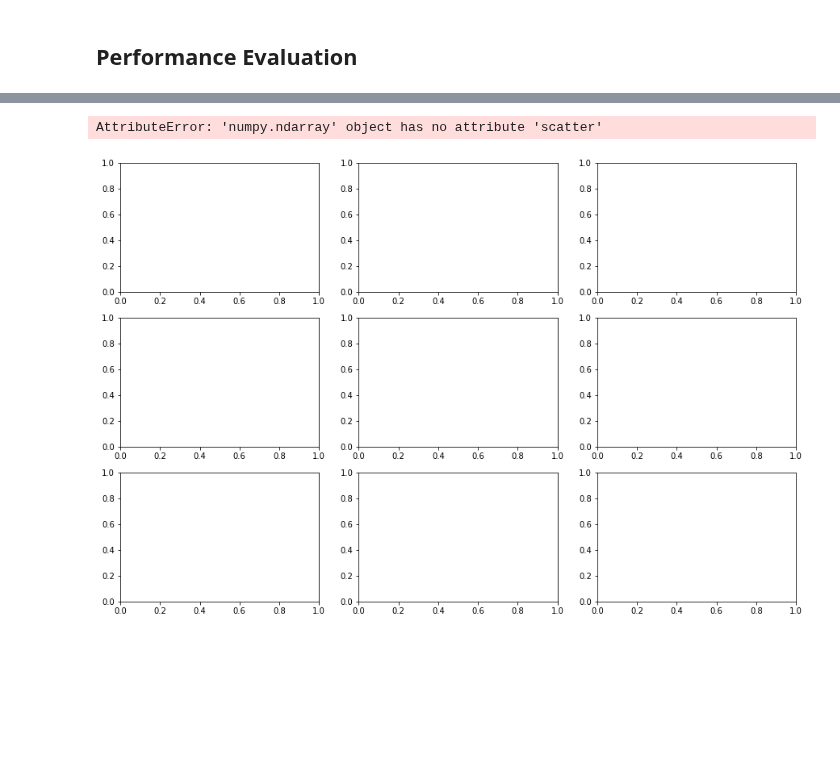
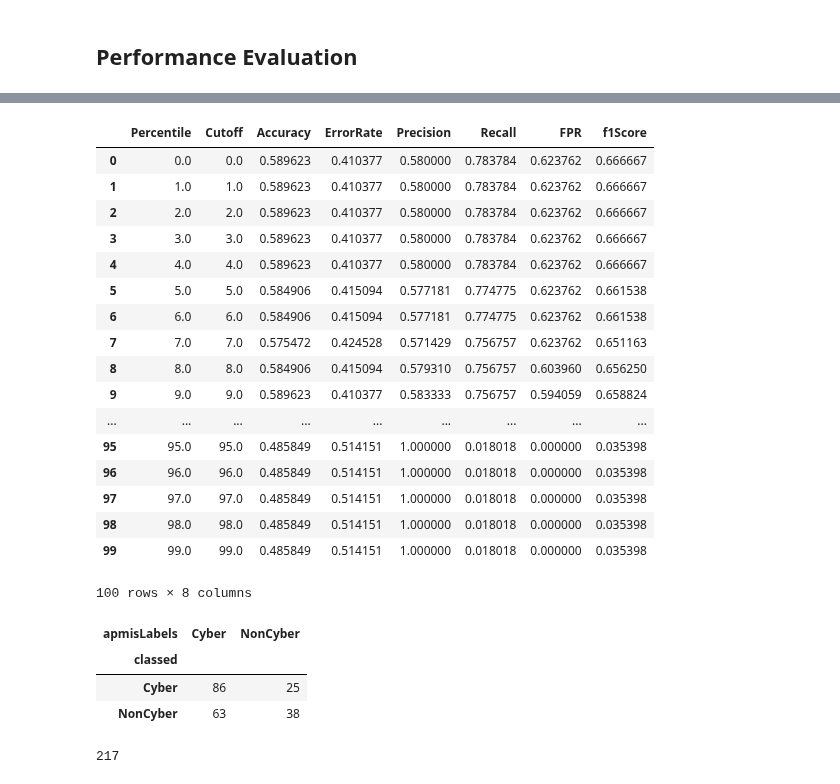
Before and after one commit to eneyi/CyberLexicon, a Jupyter notebook: EvaluatingCyberLexicon/DataAnalysis/EvaluatingTheLexicon.ipynb, the cells around one changed output, grey strips where cells are left out. Cells and saved outputs as stored; diff of their text form; code cells hidden in the pictures; blank space fills up the shorter version.

```diff
--- a/EvaluatingCyberLexicon/DataAnalysis/EvaluatingTheLexicon.ipynb
+++ b/EvaluatingCyberLexicon/DataAnalysis/EvaluatingTheLexicon.ipynb
@@ -313,9 +316,7 @@ plt.savefig('termScoresDistribution.png')
 ## Performance Evaluation
 # %%
 from sklearn.metrics import confusion_matrix as cm
-def evaluate(ev_data, terms_data, scores, label):
-    applied = [CyberRelatedness(txt, terms_data, scores) for txt in ev_data['text']]
-    applied = np.interp(applied, (min(applied), max(applied)), (0,100))
+def evaluate(ev_data, terms_data, scores, applied, label):
 
     cutoffs = []
     percentiles = []
@@ -325,11 +326,13 @@ def evaluate(ev_data, terms_data, scores, label):
     recalls=[]
     fprs=[]
     f1s=[]
+    tabs=[]
 
     for percentile in range(0,100):
         #med = np.percentile(applied,percentile)
         ev_data[label]=["Cyber" if i>percentile else "NonCyber" for i in applied]
         tab = pd.crosstab(ev_data['classed'], ev_data[label])
+        tabs.append(tab)
 
 
         #tn,fp,fn,tp = tab.ravel()
@@ -380,4 +383,4 @@ def evaluate(ev_data, terms_data, scores, label):
     data = pd.DataFrame([[i for i in range(0,100)],cutoffs,accuracies,errors,precisions,recalls,fprs,f1s]).transpose()
     data.columns = ['Percentile','Cutoff', 'Accuracy', 'ErrorRate','Precision','Recall', 'FPR', 'f1Score']
 
-    return data
+    return (data, tabs)
@@ -430,3 +387,14 @@ data.head()
+# %%
+ev_apmis = [CyberRelatedness(txt, top_apmis, "apmis") for txt in data['text']]
+ev_apmis = np.interp(ev_apmis, (min(ev_apmis), max(ev_apmis)), (0,100))
+
+
+ev_tf = [CyberRelatedness(txt, top_tfidf, "tdif") for txt in data['text']]
+ev_tf = np.interp(ev_tf, (min(ev_tf), max(ev_tf)), (0,100))
+
+
+ev_fdr = [CyberRelatedness(txt, top_fdr, "ratio") for txt in data['text']]
+ev_fdr = np.interp(ev_fdr, (min(ev_fdr), max(ev_fdr)), (0,100))
 # %%
 top_apmis['terms'] = [stemmer.stem(i).strip().lower() for i in top_apmis.terms]
 top_apmis['scaled'] = np.interp(top_apmis.apmis, (top_apmis.apmis.min(), top_apmis.apmis.max()), (0,100))
@@ -547,12 +412,28 @@ See the caveats in the documentation: http://pandas.pydata.org/pandas-docs/stabl
-# %%
-f, axes = plt.subplots(3,3,figsize=(15,10))
-
-ax1 = sns.scatterplot(apee.Precision,apee.ErrorRate, ax=axes[0])
-ax1.set_title("Frequency-Degree Term Score Distribituion")
-ax1.set_ylabel("FDR Density")
-ax1.set_xlabel("FDR Term Scores")
-ax1.spines['top'].set_visible(False)
-ax1.spines['right'].set_visible(False)
-# %% [output]
-AttributeError: 'numpy.ndarray' object has no attribute 'scatter'
-[figure, removed]
+# %%
+apee[0]
+# %% [output]
+|  | Percentile | Cutoff | Accuracy | ErrorRate | Precision | Recall | FPR | f1Score |
+| 0 | 0.0 | 0.0 | 0.589623 | 0.410377 | 0.580000 | 0.783784 | 0.623762 | 0.666667 |
+| 1 | 1.0 | 1.0 | 0.589623 | 0.410377 | 0.580000 | 0.783784 | 0.623762 | 0.666667 |
+| 2 | 2.0 | 2.0 | 0.589623 | 0.410377 | 0.580000 | 0.783784 | 0.623762 | 0.666667 |
+| 3 | 3.0 | 3.0 | 0.589623 | 0.410377 | 0.580000 | 0.783784 | 0.623762 | 0.666667 |
+| 4 | 4.0 | 4.0 | 0.589623 | 0.410377 | 0.580000 | 0.783784 | 0.623762 | 0.666667 |
+| 5 | 5.0 | 5.0 | 0.584906 | 0.415094 | 0.577181 | 0.774775 | 0.623762 | 0.661538 |
+| 6 | 6.0 | 6.0 | 0.584906 | 0.415094 | 0.577181 | 0.774775 | 0.623762 | 0.661538 |
+| 7 | 7.0 | 7.0 | 0.575472 | 0.424528 | 0.571429 | 0.756757 | 0.623762 | 0.651163 |
+| 8 | 8.0 | 8.0 | 0.584906 | 0.415094 | 0.579310 | 0.756757 | 0.603960 | 0.656250 |
+| 9 | 9.0 | 9.0 | 0.589623 | 0.410377 | 0.583333 | 0.756757 | 0.594059 | 0.658824 |
+| ... | ... | ... | ... | ... | ... | ... | ... | ... |
+| 95 | 95.0 | 95.0 | 0.485849 | 0.514151 | 1.000000 | 0.018018 | 0.000000 | 0.035398 |
+| 96 | 96.0 | 96.0 | 0.485849 | 0.514151 | 1.000000 | 0.018018 | 0.000000 | 0.035398 |
+| 97 | 97.0 | 97.0 | 0.485849 | 0.514151 | 1.000000 | 0.018018 | 0.000000 | 0.035398 |
+| 98 | 98.0 | 98.0 | 0.485849 | 0.514151 | 1.000000 | 0.018018 | 0.000000 | 0.035398 |
+| 99 | 99.0 | 99.0 | 0.485849 | 0.514151 | 1.000000 | 0.018018 | 0.000000 | 0.035398 |
+100 rows × 8 columns
+# %%
+apee[1][5]
+# %% [output]
+| apmisLabels | Cyber | NonCyber |
+| classed |  |  |
+| Cyber | 86 | 25 |
+| NonCyber | 63 | 38 |
@@ -558,0 +443,4 @@ AttributeError: 'numpy.ndarray' object has no attribute 'scatter'
+# %%
+len(terms)
+# %% [output]
+217
```
Also changed, not shown: parts of 26 cells of this notebook, 3 other files.
